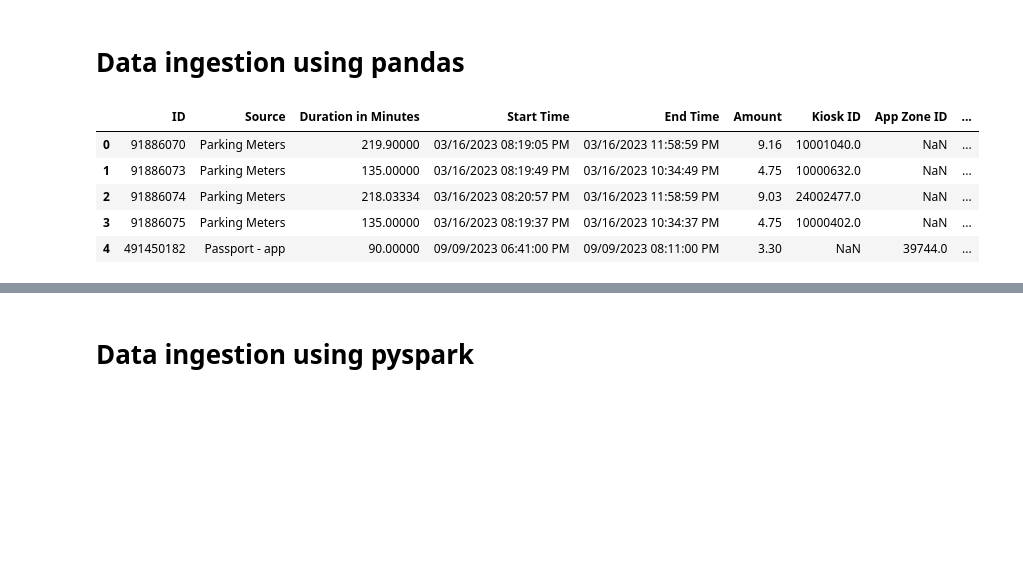
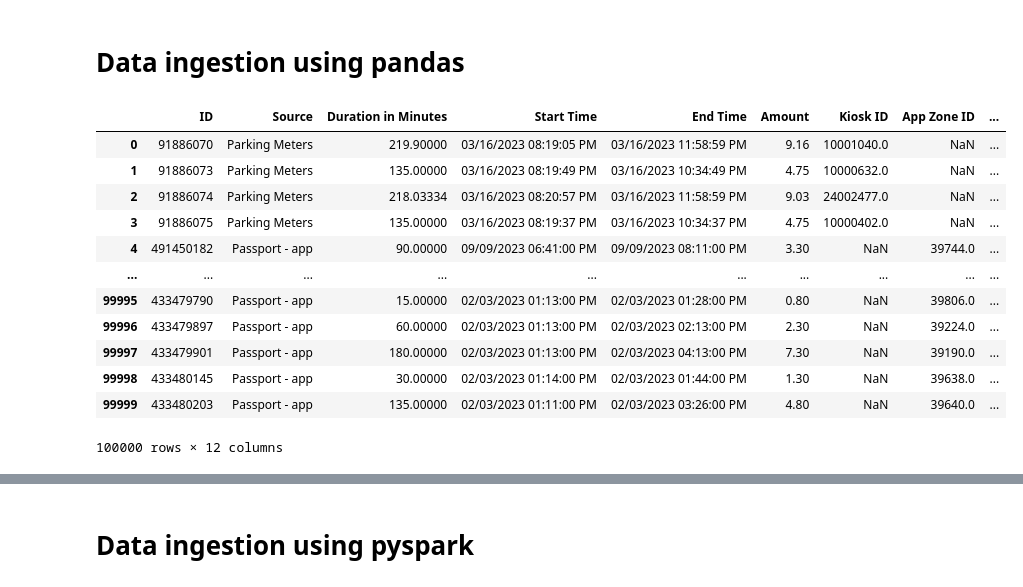
Before and after one commit to taylorPat/Traffic-fatalities-analyse, a Jupyter notebook: 01-Fetch_data/analyse_dataframe.ipynb, the cells around one changed output, grey strips where cells are left out. Saved outputs shown, nothing was run; the diff lists cells and outputs as text; code cells hidden in the pictures; blank space fills up the shorter version.

```diff
--- a/01-Fetch_data/analyse_dataframe.ipynb
+++ b/01-Fetch_data/analyse_dataframe.ipynb
@@ -10,15 +10,22 @@ PosixPath('/home/patrick/Traffic-fatalities-analyse/data/Parking_Transactions.cs
 # %% [markdown]
 # Data ingestion using pandas
 # %%
-df = pd.read_csv(DATA_SET_PATH, nrows=5)
+df = pd.read_csv(DATA_SET_PATH, nrows=100000)
 df
 # %% [output]
 |  | ID | Source | Duration in Minutes | Start Time | End Time | Amount | Kiosk ID | App Zone ID | ... |
 | 0 | 91886070 | Parking Meters | 219.90000 | 03/16/2023 08:19:05 PM | 03/16/2023 11:58:59 PM | 9.16 | 10001040.0 | NaN | ... |
 | 1 | 91886073 | Parking Meters | 135.00000 | 03/16/2023 08:19:49 PM | 03/16/2023 10:34:49 PM | 4.75 | 10000632.0 | NaN | ... |
 | 2 | 91886074 | Parking Meters | 218.03334 | 03/16/2023 08:20:57 PM | 03/16/2023 11:58:59 PM | 9.03 | 24002477.0 | NaN | ... |
 | 3 | 91886075 | Parking Meters | 135.00000 | 03/16/2023 08:19:37 PM | 03/16/2023 10:34:37 PM | 4.75 | 10000402.0 | NaN | ... |
 | 4 | 491450182 | Passport - app | 90.00000 | 09/09/2023 06:41:00 PM | 09/09/2023 08:11:00 PM | 3.30 | NaN | 39744.0 | ... |
+| ... | ... | ... | ... | ... | ... | ... | ... | ... | ... |
+| 99995 | 433479790 | Passport - app | 15.00000 | 02/03/2023 01:13:00 PM | 02/03/2023 01:28:00 PM | 0.80 | NaN | 39806.0 | ... |
+| 99996 | 433479897 | Passport - app | 60.00000 | 02/03/2023 01:13:00 PM | 02/03/2023 02:13:00 PM | 2.30 | NaN | 39224.0 | ... |
+| 99997 | 433479901 | Passport - app | 180.00000 | 02/03/2023 01:13:00 PM | 02/03/2023 04:13:00 PM | 7.30 | NaN | 39190.0 | ... |
+| 99998 | 433480145 | Passport - app | 30.00000 | 02/03/2023 01:14:00 PM | 02/03/2023 01:44:00 PM | 1.30 | NaN | 39638.0 | ... |
+| 99999 | 433480203 | Passport - app | 135.00000 | 02/03/2023 01:11:00 PM | 02/03/2023 03:26:00 PM | 4.80 | NaN | 39640.0 | ... |
+100000 rows × 12 columns
 # %%
 df = df.rename(columns={
     "Duration in Minutes": "duration",
```
Also changed, not shown: parts of 17 cells of this notebook.
